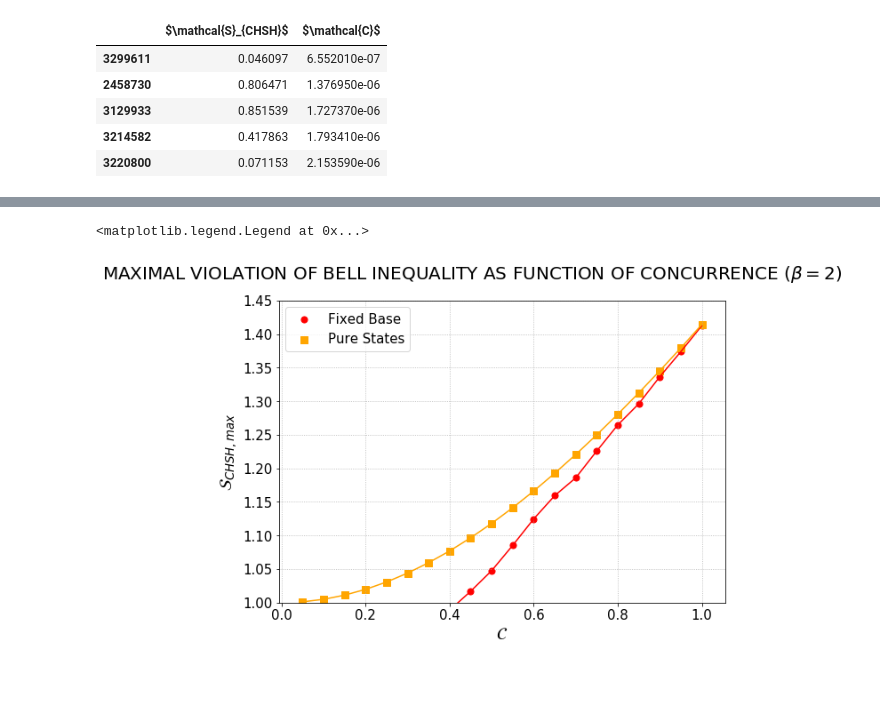
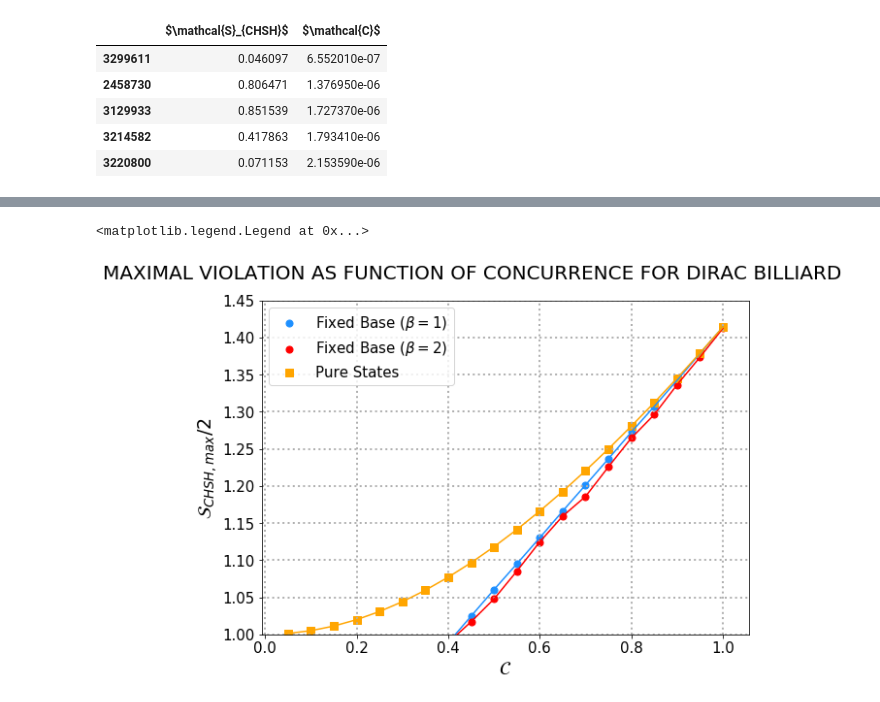
Before and after one commit to Rafffaelb/Dirac_Billiard, a Jupyter notebook: Chiral/Data_Analysis/Dirac_Bell_Parameter.ipynb, the cells around one changed output, grey strips where cells are left out. Cells and saved outputs as stored; diff of their text form; code cells hidden in the pictures.

Commit message:
Performing Bell parameter vs Resonances and Concurrence simulation

```diff
--- a/Chiral/Data_Analysis/Dirac_Bell_Parameter.ipynb
+++ b/Chiral/Data_Analysis/Dirac_Bell_Parameter.ipynb
@@ -474,20 +432,23 @@ df_U
 # %%
 fig, axs = plt.subplots(1,1, figsize = (8, 6), constrained_layout = True)
 
-axs.scatter(Concurrence_U, (1/2)*Bell_Parameter_U, label = 'Fixed Base', s = 50, color = 'red', alpha = 1, marker = 'o')
+axs.scatter(Concurrence_O, (1/2)*Bell_Parameter_O, label = r'Fixed Base ($\beta = 1$)', s = 50, color = 'dodgerblue', alpha = 1, marker = 'o')
+axs.plot(Concurrence_O, (1/2)*Bell_Parameter_O, color = 'dodgerblue', linestyle = '-')
+
+axs.scatter(Concurrence_U, (1/2)*Bell_Parameter_U, label = r'Fixed Base ($\beta = 2$)', s = 50, color = 'red', alpha = 1, marker = 'o')
 axs.scatter(Concurrence_U, np.sqrt(1+np.power(Concurrence_U,2)), label = 'Pure States', s = 50, color = 'orange', alpha = 1, marker = 's')
 
 axs.plot(Concurrence_U, (1/2)*Bell_Parameter_U, color = 'red', linestyle = '-')
 axs.plot(Concurrence_U, np.sqrt(1+np.power(Concurrence_U,2)), color = 'orange', linestyle = '-')
 
 axs.set_ylim((1,1.45))
 
-fig.suptitle(r'MAXIMAL VIOLATION OF BELL INEQUALITY AS FUNCTION OF CONCURRENCE ($\beta = 2$)', fontsize = 20)
+fig.suptitle(r'MAXIMAL VIOLATION AS FUNCTION OF CONCURRENCE FOR DIRAC BILLIARD', fontsize = 20)
 axs.set_xlabel(r'$\mathcal{C}$', fontsize = 19)
-axs.set_ylabel(r'$\mathcal{S}_{CHSH, max}$', fontsize = 19)
+axs.set_ylabel(r'$\mathcal{S}_{CHSH, max}/2$', fontsize = 19)
 axs.tick_params(axis = 'both', which = 'major', labelsize = 15)
-axs.grid(linestyle = ':')
+axs.grid(linestyle = ':', linewidth = 2)
 axs.legend(fontsize = 15)
 # %% [output]
 <matplotlib.legend.Legend at 0x...>
-[figure, old version]
+[figure, new version]
```
Also changed, not shown: parts of 10 cells of this notebook, 3 other files.
